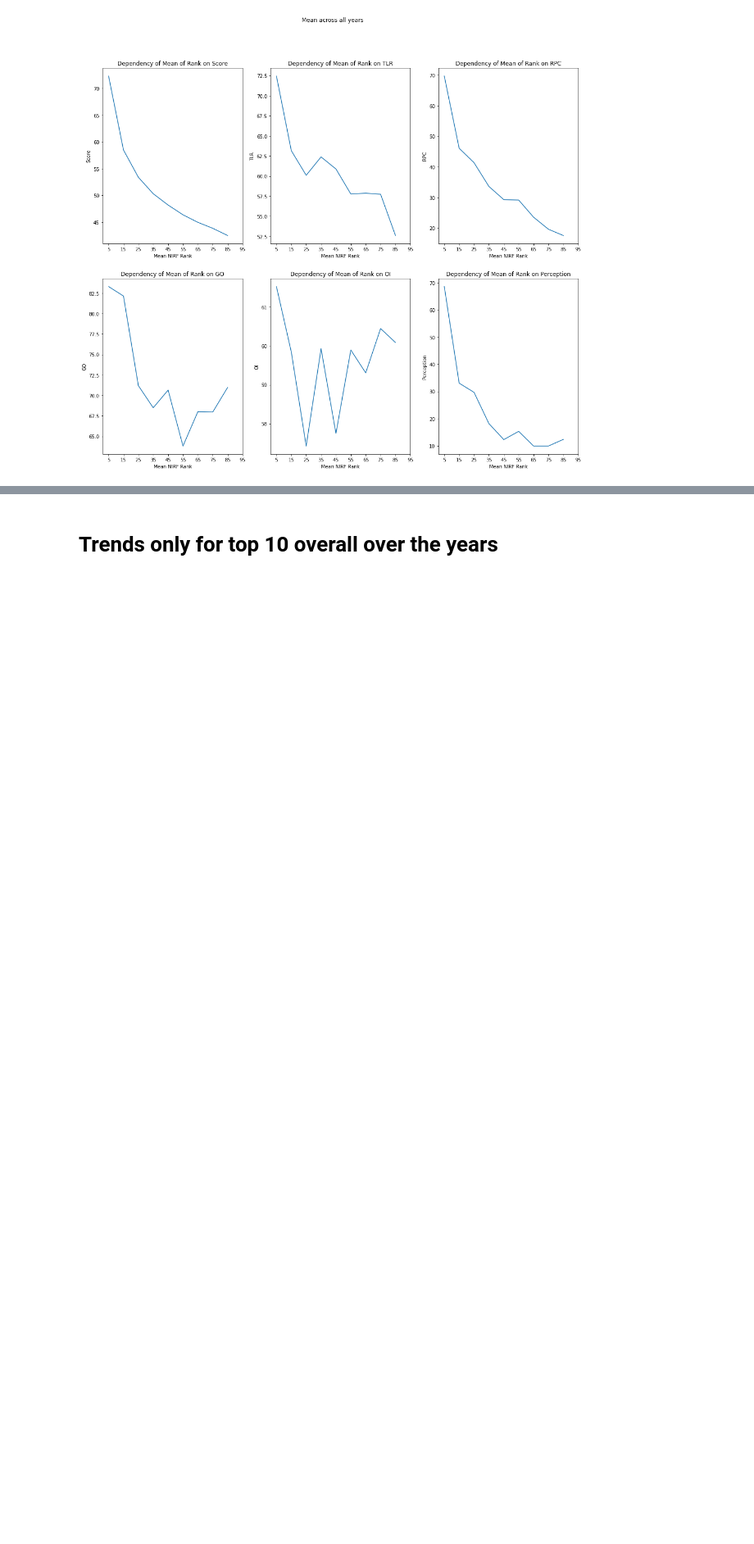
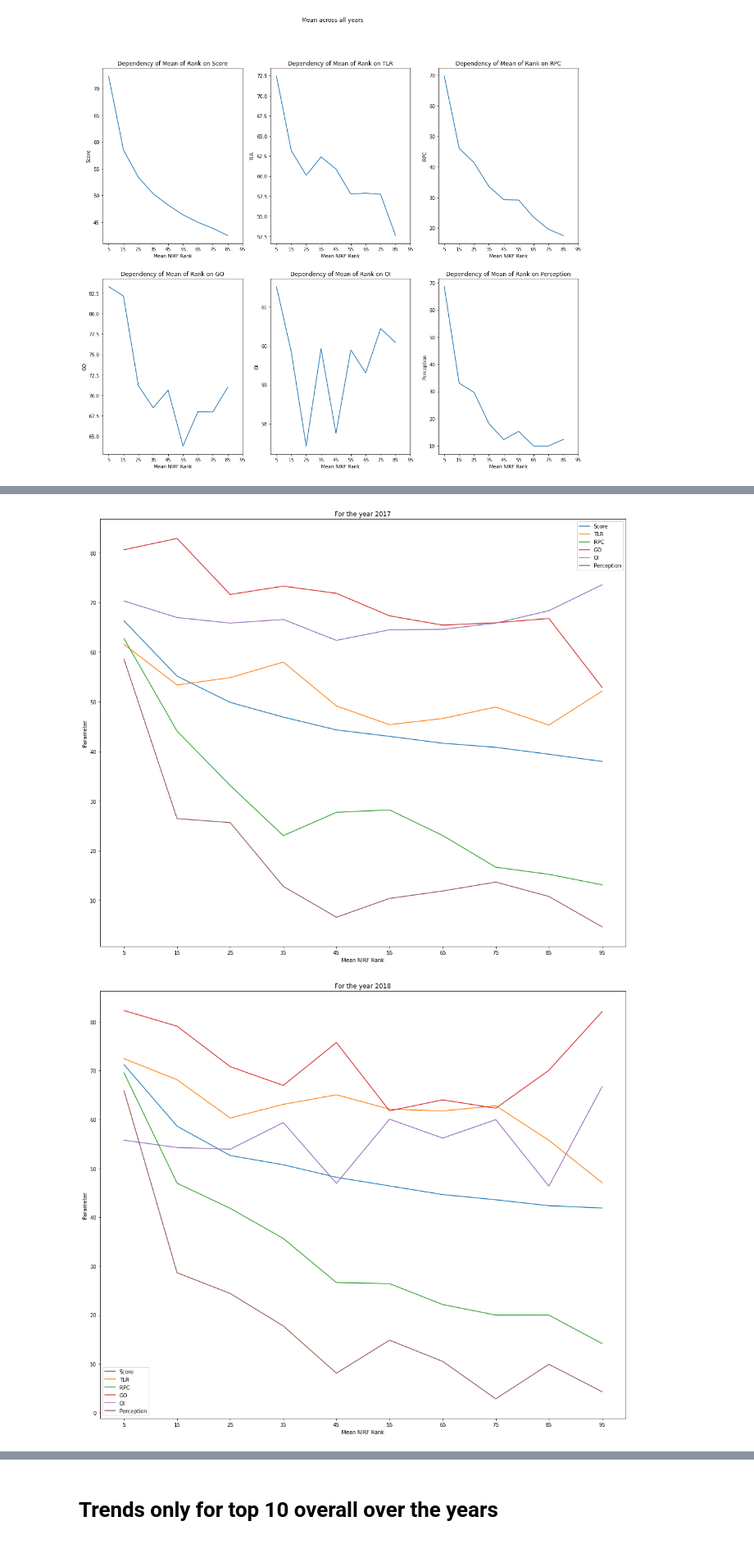
Before and after one commit to kalp121212/DS203_Project, a Jupyter notebook: Nirf.ipynb, the cells around one changed output, grey strips where cells are left out. Shown at 82% size. Drawn from its saved outputs; the diff is of its cells as text; code cells hidden in the pictures; blank space fills up the shorter version.

Commit message:
Added First Plot

```diff
--- a/Nirf.ipynb
+++ b/Nirf.ipynb
@@ -236,0 +239,22 @@ plt.show()
+# %%
+k=['Score','TLR','RPC','GO','OI','Perception']
+plt.figure()
+# 2017,2018,2019,2020,2021
+x_data = range(5,106,10)
+Y = []
+for i,j in data.groupby('year'):
+    for x in k:
+        ranks = list(range(0,101,10))
+        y_data = []
+        for rank in ranks:
+            y_data += [np.mean(np.array(j.query(f"Rank>={rank} and Rank<={rank+10}")[x]))]
+        plt.plot(x_data,y_data,label=x)
+    plt.title(f"For the year {i}")
+    plt.ylabel(f"Parameter")
+    plt.xlabel("Mean NIRF Rank")
+    plt.xticks(range(5,101,10))
+    plt.legend()
+    plt.show()
+# %% [output]
+[figure, added]
+[figure, added]
```
Also changed, not shown: parts of 2 cells of this notebook.
